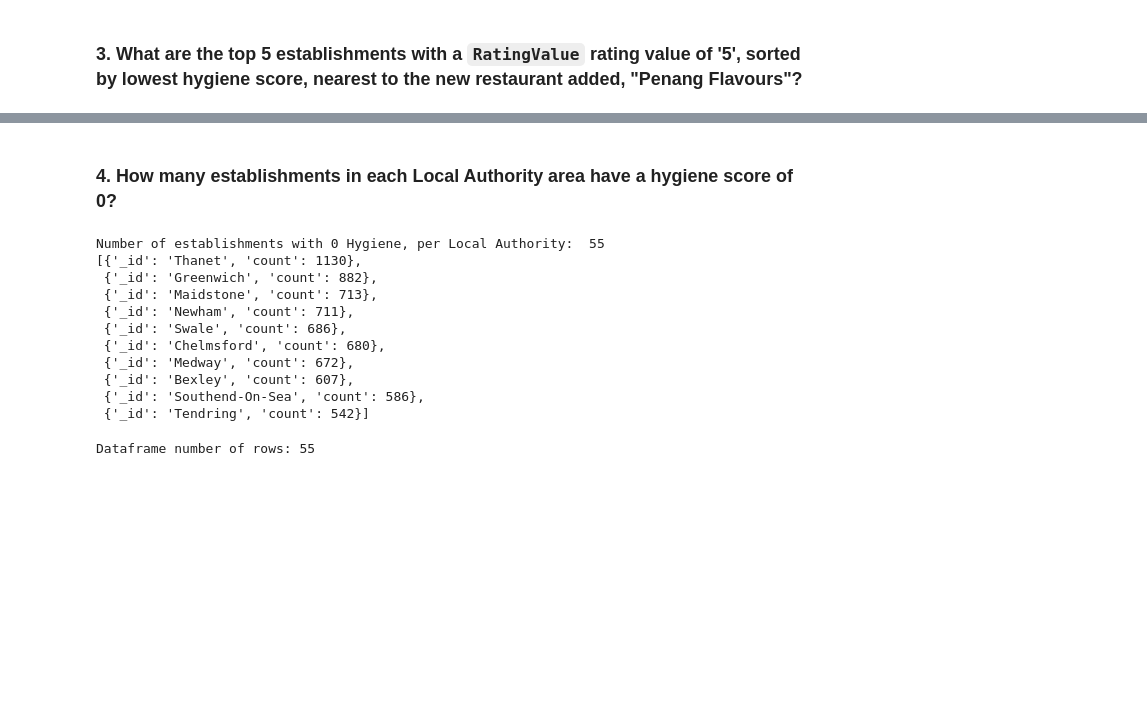
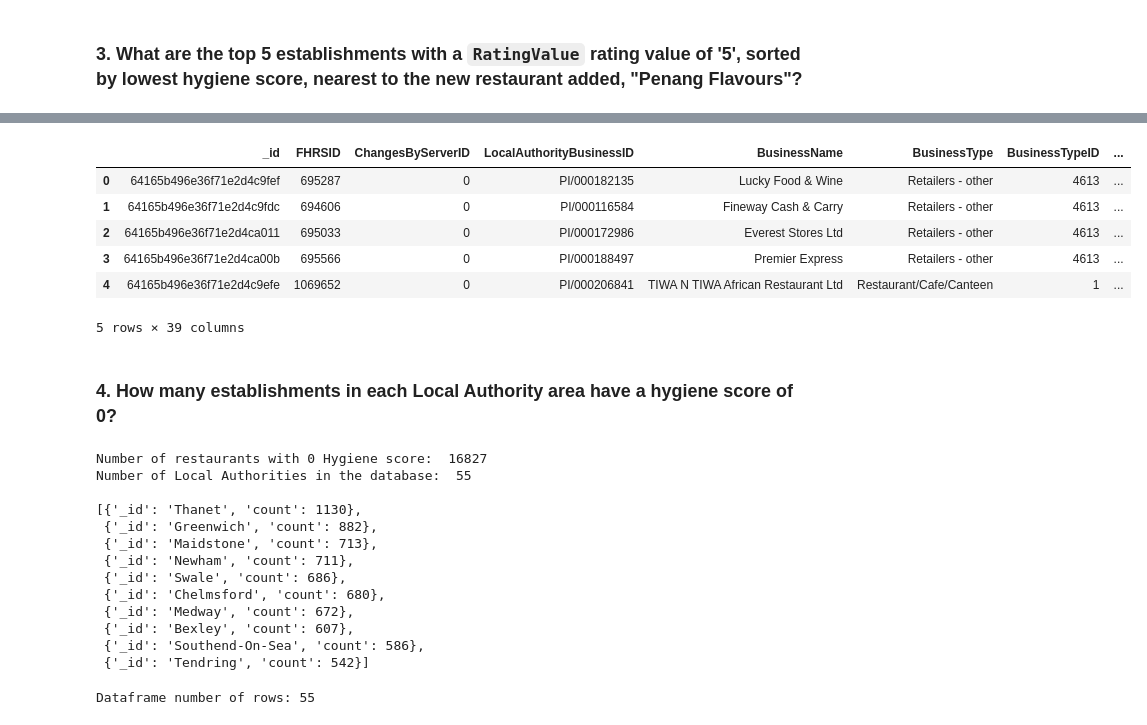
Before and after one commit to Clauym/nosql-challenge, a Jupyter notebook: NoSQL_analysis.ipynb, the cells around one changed output, grey strips where cells are left out. Drawn from its saved outputs; the diff is of its cells as text; code cells hidden in the pictures; blank space fills up the shorter version.

```diff
--- a/NoSQL_analysis_starter.ipynb
+++ b/NoSQL_analysis.ipynb
@@ -149,0 +153,9 @@ sort =
+# %%
+#Specify the maximum distances fom the location
+degree_search = 0.01
+min_latitude=latitude - degree_search
+max_latitude=latitude + degree_search
+min_longitude=longitude - degree_search
+max_longitude=longitude + degree_search
+
+print(f"Location to search: ({round(min_latitude,5)}-{round(max_latitude,5)}) lat and ({round(min_longitude,5)}-{round(max_longitude,5)}) long.")
@@ -149,0 +164,20 @@ sort =
+# %%
+# Query for coordinates and Ratings
+coor_query = {'$and':[{'geocode.latitude' : {'$gte': min_latitude ,'$lte': max_latitude}},
+                      {'geocode.longitude' : {'$gte': min_longitude ,'$lte': max_longitude}}],
+                        'RatingValue':{'$eq' :'5'}}
+
+#Selecting the fields to display
+#fields={"BusinessName": 1, "RatingValue": 1, "scores.Hygiene":1, "geocode":1}
+
+#Create a dictionay to sort
+sort= [('scores.Hygiene', -1)]
+
+#Set the number of restaurants wanted
+limit=5
+
+#Find the results
+results = establishments.find(coor_query).sort(sort).limit(limit)
+list_results=list(results)
+# Print the results
+pprint(list_results)
@@ -150,6 +202,15 @@ sort =
 # %%
 # Convert result to Pandas DataFrame
-df=pd.DataFrame(results)
+pengang_df=pd.json_normalize(list_results)
+pengang_df
+# %% [output]
+|  | _id | FHRSID | ChangesByServerID | LocalAuthorityBusinessID | BusinessName | BusinessType | BusinessTypeID | ... |
+| 0 | 64165b496e36f71e2d4c9fef | 695287 | 0 | PI/000182135 | Lucky Food & Wine | Retailers - other | 4613 | ... |
+| 1 | 64165b496e36f71e2d4c9fdc | 694606 | 0 | PI/000116584 | Fineway Cash & Carry | Retailers - other | 4613 | ... |
+| 2 | 64165b496e36f71e2d4ca011 | 695033 | 0 | PI/000172986 | Everest Stores Ltd | Retailers - other | 4613 | ... |
+| 3 | 64165b496e36f71e2d4ca00b | 695566 | 0 | PI/000188497 | Premier Express | Retailers - other | 4613 | ... |
+| 4 | 64165b496e36f71e2d4c9efe | 1069652 | 0 | PI/000206841 | TIWA N TIWA African Restaurant Ltd | Restaurant/Cafe/Canteen | 1 | ... |
+5 rows × 39 columns
 # %% [markdown]
 ### 4. How many establishments in each Local Authority area have a hygiene score of 0?
 # %%
@@ -170,12 +231,17 @@ pipeline=[match_query, group_query, sort_values]
 results = list(establishments.aggregate(pipeline))
 
 # Print the number of documents in the result
-print('Number of establishments with 0 Hygiene, per Local Authority: ', len(results))
+documents=[ sub['count'] for sub in results ]
+
+print('Number of restaurants with 0 Hygiene score: ', sum(documents))
+print('Number of Local Authorities in the database: ', len(results), ' \n')
 
 # Print the first 10 results
 pprint(results[0:10])
 # %% [output]
-Number of establishments with 0 Hygiene, per Local Authority:  55
+Number of restaurants with 0 Hygiene score:  16827
+Number of Local Authorities in the database:  55
+
 [{'_id': 'Thanet', 'count': 1130},
  {'_id': 'Greenwich', 'count': 882},
  {'_id': 'Maidstone', 'count': 713},
```
Also changed, not shown: parts of 4 cells of this notebook, 6 other files.
